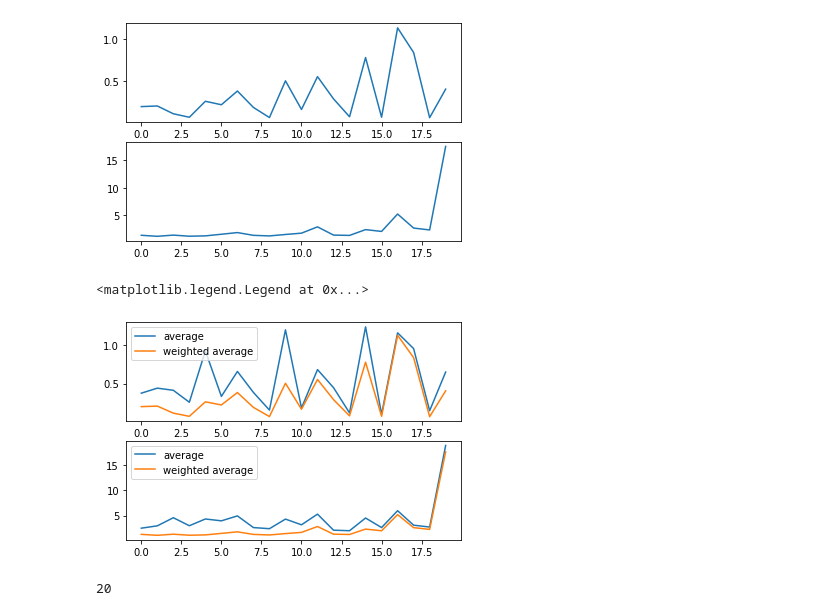
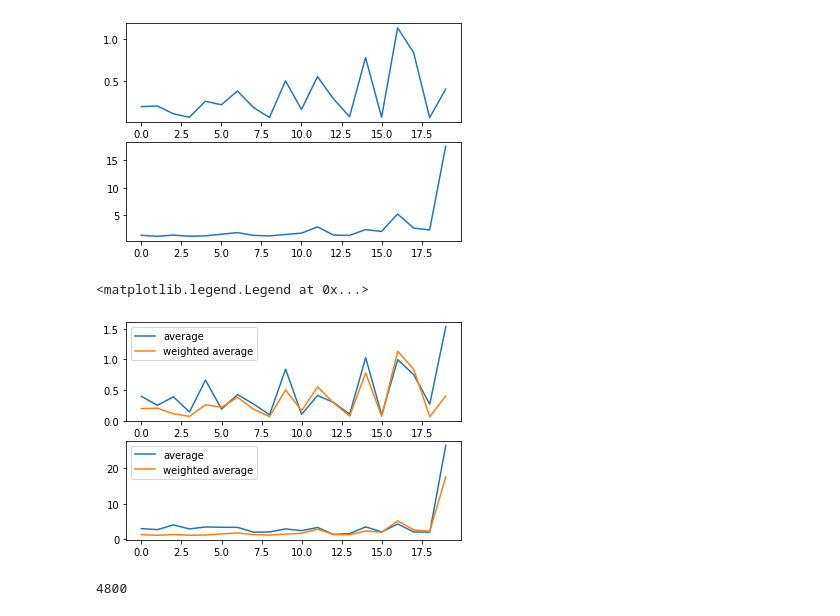
Before and after one commit to lianqing01/dual_imagenet, a Jupyter notebook: visualize_network.ipynb, the cells around one changed output. Saved outputs shown, nothing was run; the diff lists cells and outputs as text; code cells hidden in the pictures.

```diff
--- a/visualize_network.ipynb
+++ b/visualize_network.ipynb
@@ -595,7 +595,10 @@ layer 19 gamma**2<1e-3: 0
 20 20 20 20 20
 # %%
 #bn
-model = torch.load("results/resnet18_bn_bsz512+norm+mybn_Sat-Aug--8-10:11:44-2020/101_checkpoint.pth.tar", map_location="cpu")
+# model = torch.load("results/resnet18_bn_bsz512+norm+mybn_Sat-Aug--8-10:11:44-2020/101_checkpoint.pth.tar", map_location="cpu")
+import torchvision
+model = torchvision.models.resnet18().state_dict()
+model = {"state_dict":model}
 mu = [j  for (i,j) in model['state_dict'].items() if 'running_mean' in i]
 plt.figure(figsize=(25,100))
 print("============mu =========== ")
@@ -701,29 +705,29 @@ plt.plot(var)
 # %%
 # plot training and variance
 model_old = torch.load("./results/imagenet/constraint_20+norm_layer_+cbn+noise_0.0001+warmup_+41,61,81_Mon-Aug-10-07:16:21-2020/119_checkpoint.pth.tar",map_location="cpu")
 track_times = model_old['state_dict']['module.bn1.tracking_times']
 mean_old = [j/track_times  for (i,j) in model_old['state_dict'].items() if 'mean' in i]
 mean_old = [i.abs().mean().numpy() for i in mean_old]
 # plt.subplot(211)
 # plt.plot(mean)
 var_old = [j/track_times  for (i,j) in model_old['state_dict'].items() if 'var' in i]
 var_old = [i.abs().mean().numpy() for i in var_old]
 # plt.subplot(212)
 # plt.plot(var)
-model = torch.load("./results/imagenet/done_norm_layer_+cbn+cweight+10+cdecay+1_average/59_checkpoint.pth.tar", map_location="cpu")
+model = torch.load("./results/imagenet/done_norm_layer_+cbn+cweight+10+cdecay+1_average/119_checkpoint.pth.tar", map_location="cpu")
 track_times = model['state_dict']['module.bn1.tracking_times']
 mean = [j/track_times  for (i,j) in model['state_dict'].items() if 'mean' in i and 'weight' not in i]
 mean = [i.abs().mean().numpy() for i in mean]
 plt.subplot(211)
 plt.plot(mean, label="average")
 plt.plot(mean_old, label="weighted average")
 plt.legend()
 var = [j/track_times  for (i,j) in model['state_dict'].items() if 'var' in i and 'weight' not in i]
 var = [i.abs().mean().numpy() for i in var]
 plt.subplot(212)
 plt.plot(var, label="average")
 plt.plot(var_old, label="weighted average")
 plt.legend()
 # %% [output]
 <matplotlib.legend.Legend at 0x...>
-[figure, old version]
+[figure, new version]
@@ -733,4 +733,0 @@ var = [j/track_times  for (i,j) in model['state_dict'].items() if 'var' in i and
-# %%
-len(var)
-# %% [output]
-20
@@ -736,0 +749,9 @@ len(var)
+# %%
+model = torchvision.models.resnet18()
+num_channel = 0
+for m in model.modules():
+    if isinstance(m, torch.nn.BatchNorm2d):
+        num_channel += m.num_features
+print(num_channel)
+# %% [output]
+4800
```
Also changed, not shown: parts of 3 cells of this notebook, 9 other files.
